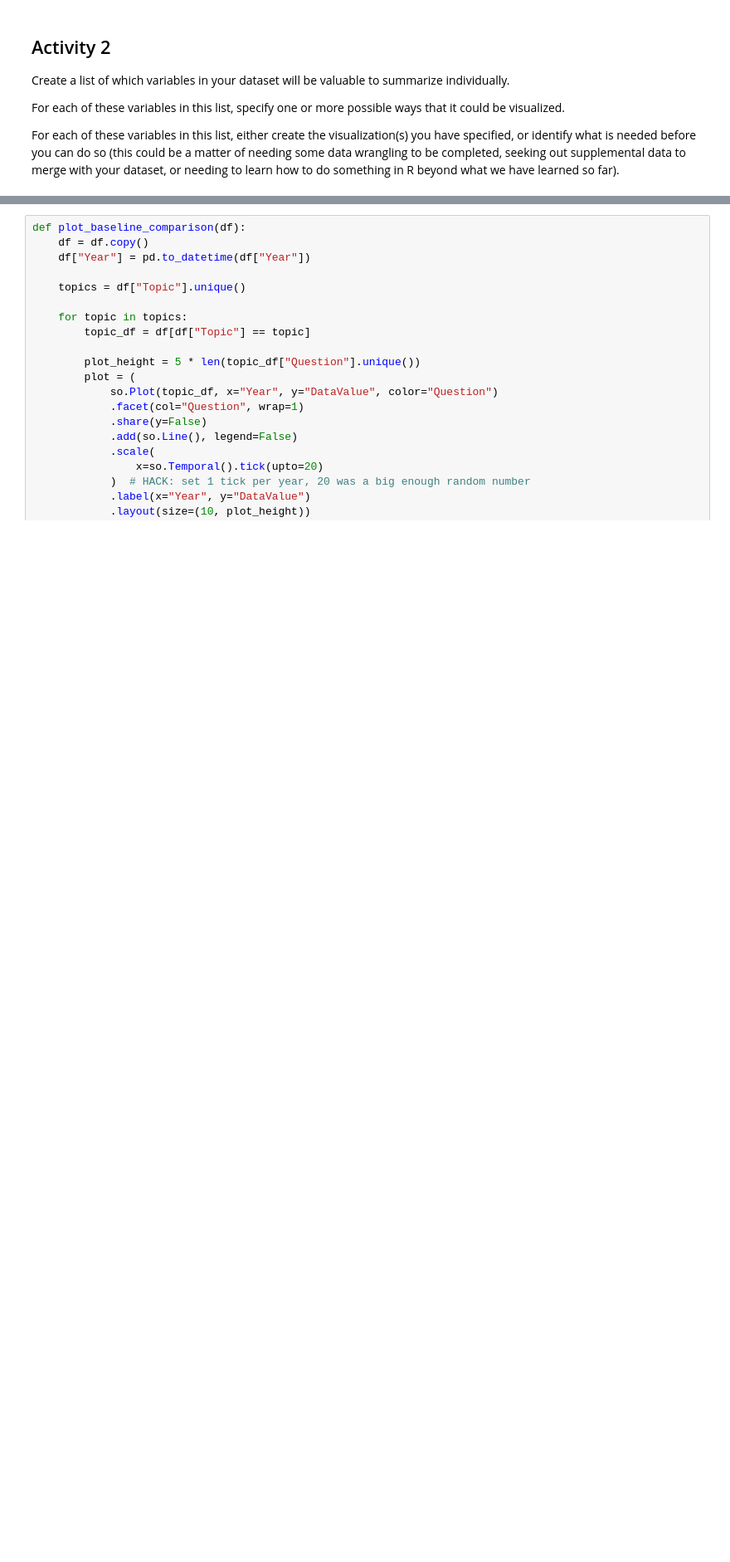
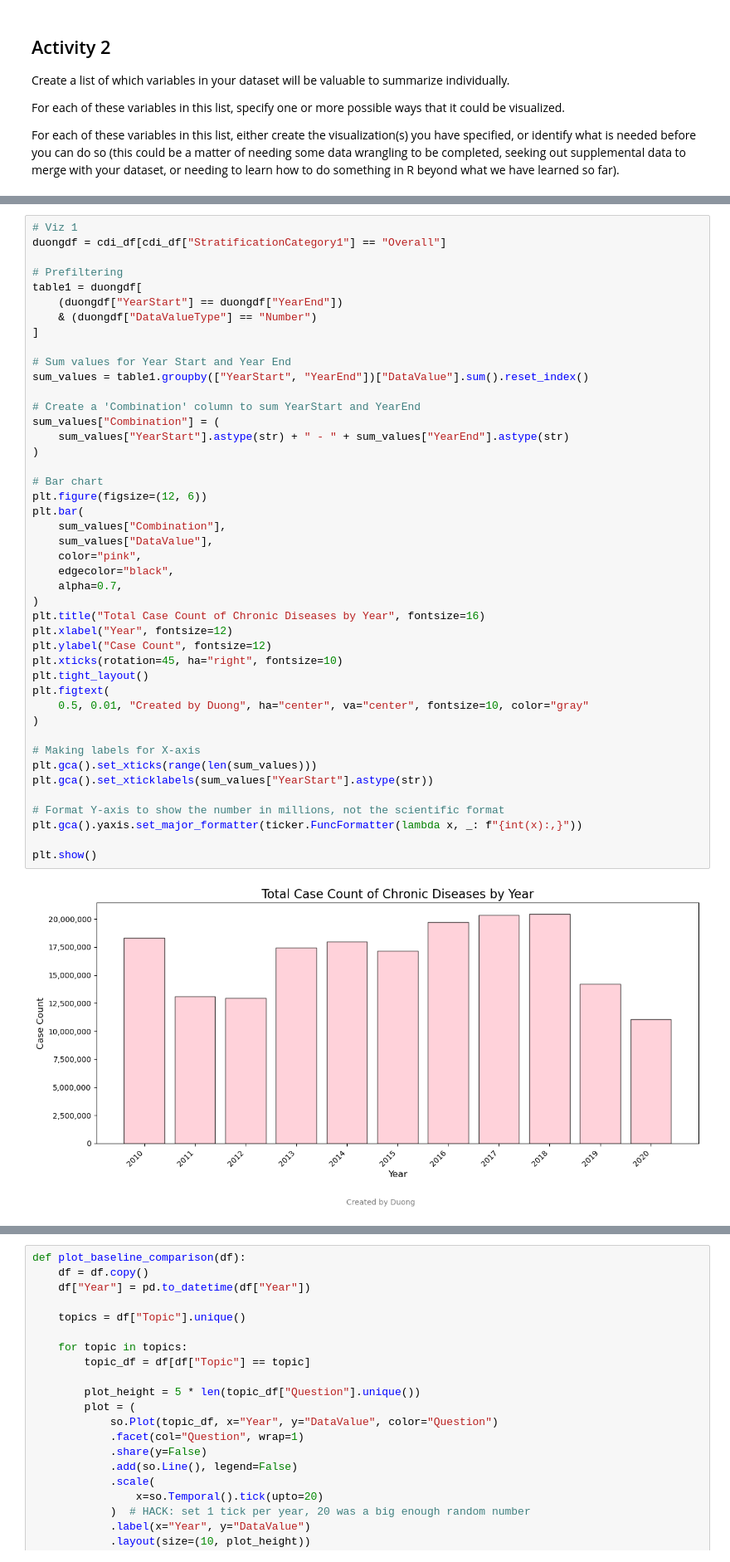
Before and after one commit to DATA5310/covid_effects, a Jupyter notebook: notebooks/homeworks/2.homework_7.ipynb, the cells around one changed output, grey strips where cells are left out. Shown at 83% size. Drawn from its saved outputs; the diff is of its cells as text; blank space fills up the shorter version.

```diff
--- a/notebooks/homeworks/2.homework_7.ipynb
+++ b/notebooks/homeworks/2.homework_7.ipynb
@@ -106,0 +152,46 @@ For each of these variables in this list, either create the visualization(s) you
+# %%
+# Viz 1
+duongdf = cdi_df[cdi_df["StratificationCategory1"] == "Overall"]
+
+# Prefiltering
+table1 = duongdf[
+    (duongdf["YearStart"] == duongdf["YearEnd"])
+    & (duongdf["DataValueType"] == "Number")
+]
+
+# Sum values for Year Start and Year End
+sum_values = table1.groupby(["YearStart", "YearEnd"])["DataValue"].sum().reset_index()
+
+# Create a 'Combination' column to sum YearStart and YearEnd
+sum_values["Combination"] = (
+    sum_values["YearStart"].astype(str) + " - " + sum_values["YearEnd"].astype(str)
+)
+
+# Bar chart
+plt.figure(figsize=(12, 6))
+plt.bar(
+    sum_values["Combination"],
+    sum_values["DataValue"],
+    color="pink",
+    edgecolor="black",
+    alpha=0.7,
+)
+plt.title("Total Case Count of Chronic Diseases by Year", fontsize=16)
+plt.xlabel("Year", fontsize=12)
+plt.ylabel("Case Count", fontsize=12)
+plt.xticks(rotation=45, ha="right", fontsize=10)
+plt.tight_layout()
+plt.figtext(
+    0.5, 0.01, "Created by Duong", ha="center", va="center", fontsize=10, color="gray"
+)
+
+# Making labels for X-axis
+plt.gca().set_xticks(range(len(sum_values)))
+plt.gca().set_xticklabels(sum_values["YearStart"].astype(str))
+
+# Format Y-axis to show the number in millions, not the scientific format
+plt.gca().yaxis.set_major_formatter(ticker.FuncFormatter(lambda x, _: f"{int(x):,}"))
+
+plt.show()
+# %% [output]
+[figure, added]
```
Also changed, not shown: parts of 13 cells of this notebook, 1 other file.
